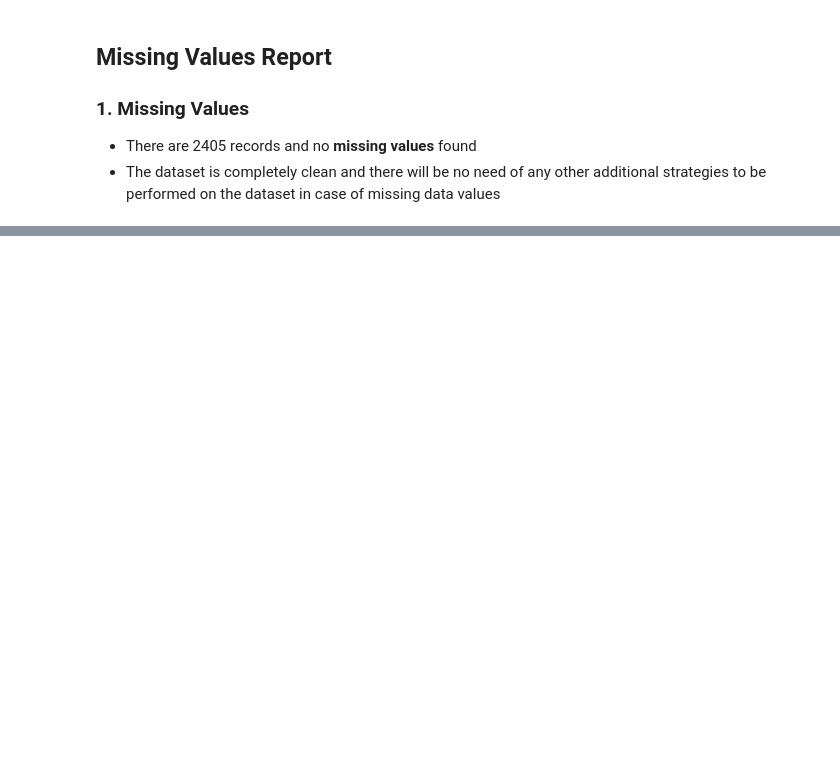
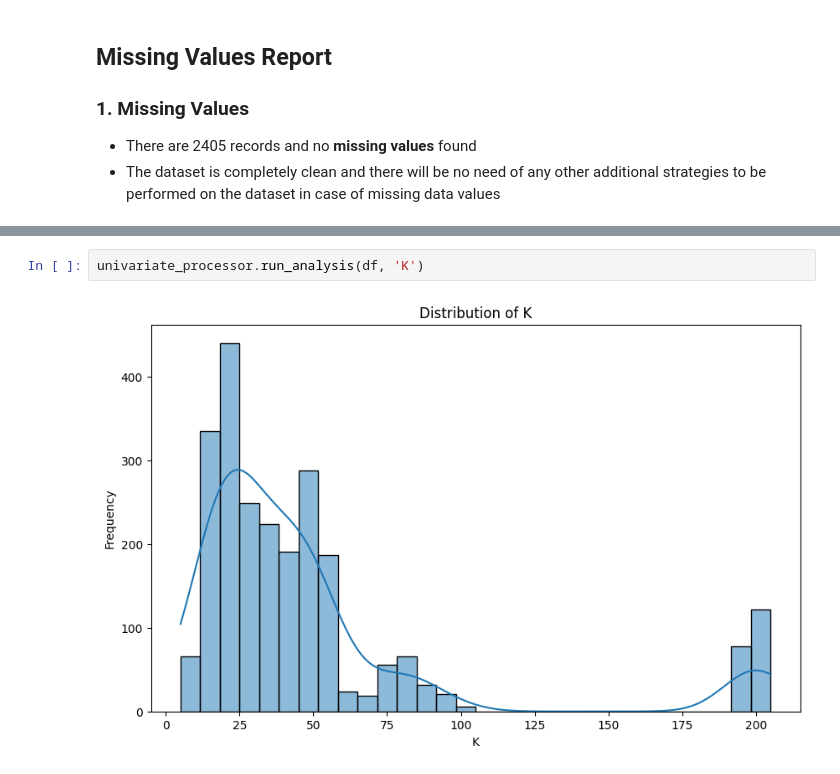
Before and after one commit to praneethkanakamamidi/smart-agri-tech, a Jupyter notebook: src/eda/analysis.ipynb, the cells around one changed output, grey strips where cells are left out. Drawn from its saved outputs; the diff is of its cells as text; blank space fills up the shorter version.

```diff
--- a/src/eda/analysis.ipynb
+++ b/src/eda/analysis.ipynb
@@ -108,0 +111,4 @@ Visualizing Missing Values...
+# %%
+univariate_processor.run_analysis(df, 'K')
+# %% [output]
+[figure, added]
```
Also changed, not shown: parts of 26 cells of this notebook, 5 other files.
